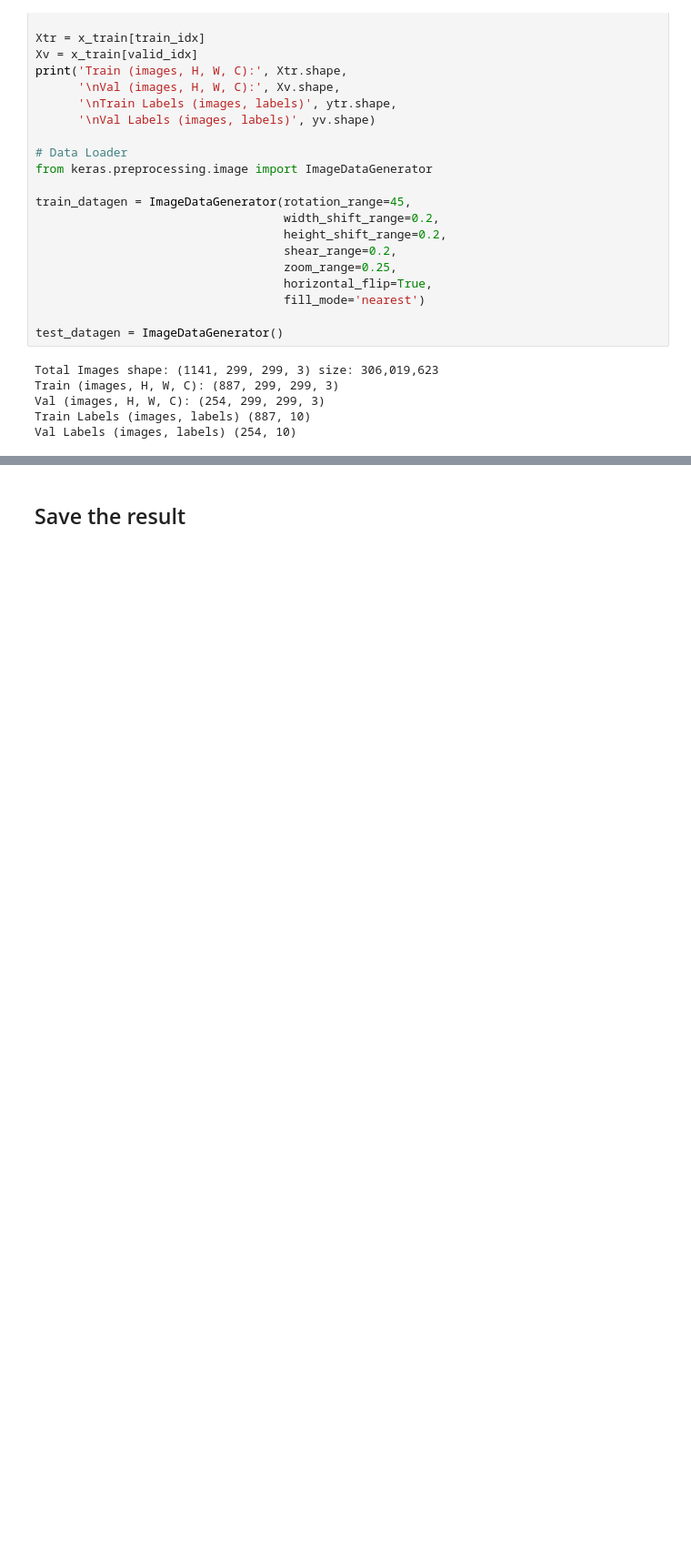
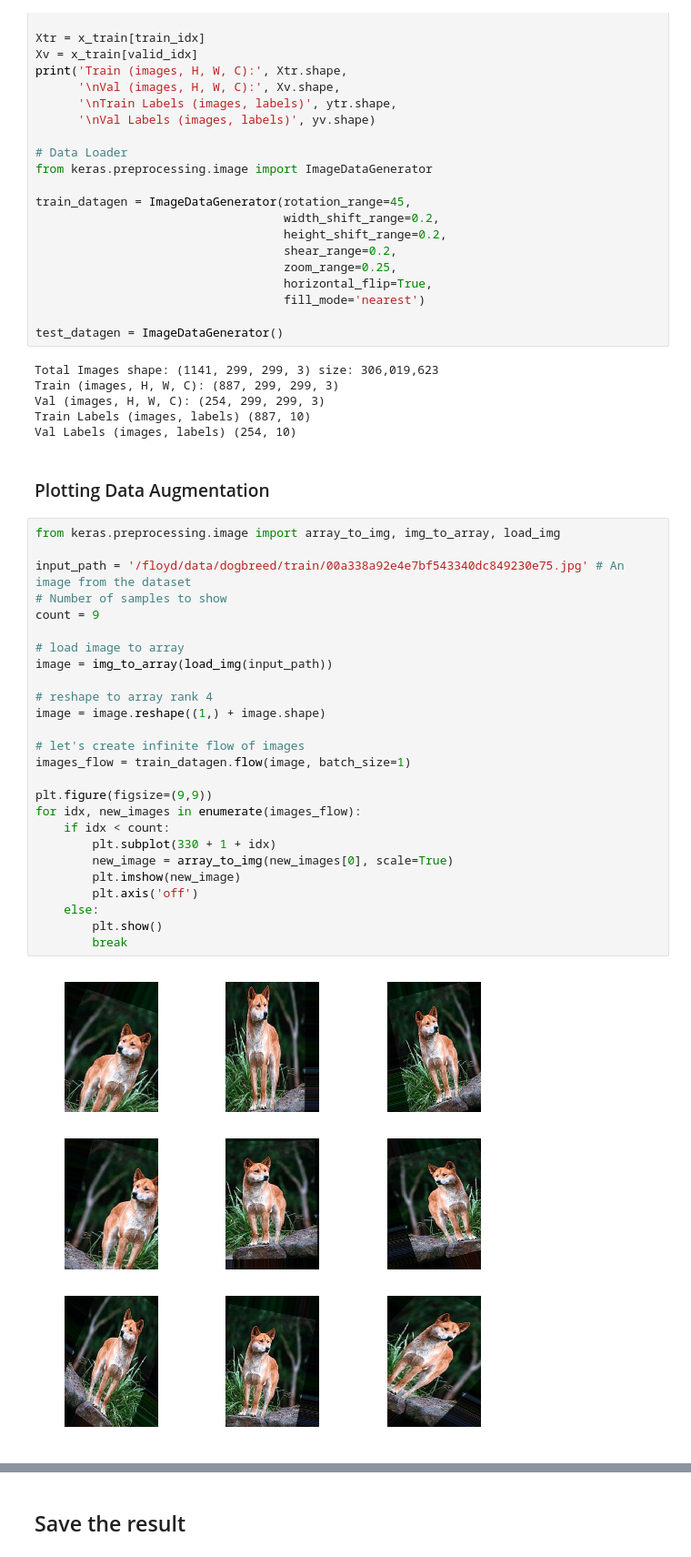
Before and after one commit to floydhub/image-classification-template, a Jupyter notebook: dog-breed-classification.ipynb, the cells around one changed output, grey strips where cells are left out. Shown at 91% size. Cells and saved outputs as stored; diff of their text form; blank space fills up the shorter version.

```diff
--- a/dog-breed-classification.ipynb
+++ b/dog-breed-classification.ipynb
@@ -147,6 +161,36 @@ Train (images, H, W, C): (887, 299, 299, 3)
 Val (images, H, W, C): (254, 299, 299, 3)
 Train Labels (images, labels) (887, 10)
 Val Labels (images, labels) (254, 10)
+# %% [markdown]
+### Plotting Data Augmentation
+# %%
+from keras.preprocessing.image import array_to_img, img_to_array, load_img
+
+input_path = '/floyd/data/dogbreed/train/00a338a92e4e7bf543340dc849230e75.jpg' # An image from the dataset
+# Number of samples to show
+count = 9
+
+# load image to array
+image = img_to_array(load_img(input_path))
+
+# reshape to array rank 4
+image = image.reshape((1,) + image.shape)
+
+# let's create infinite flow of images
+images_flow = train_datagen.flow(image, batch_size=1)
+
+plt.figure(figsize=(9,9))
+for idx, new_images in enumerate(images_flow):
+    if idx < count:
+        plt.subplot(330 + 1 + idx)
+        new_image = array_to_img(new_images[0], scale=True)
+        plt.imshow(new_image)
+        plt.axis('off')
+    else:
+        plt.show()
+        break
+# %% [output]
+[figure, added]
 # %% [markdown]
 ## Model definition
 
```
Also changed, not shown: parts of 25 cells of this notebook, 1 other file.
